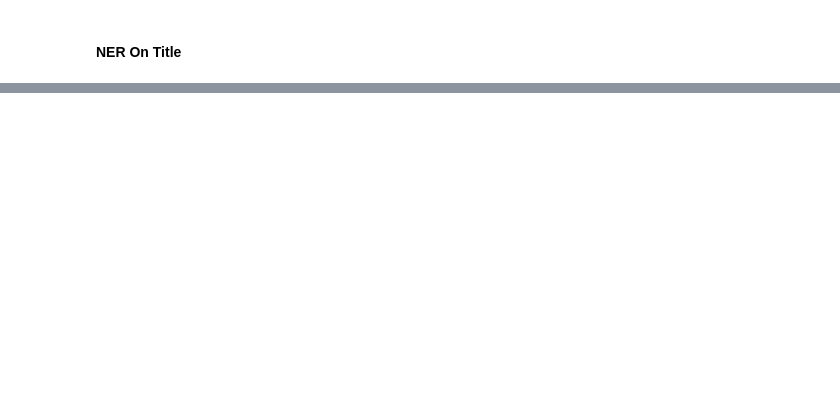
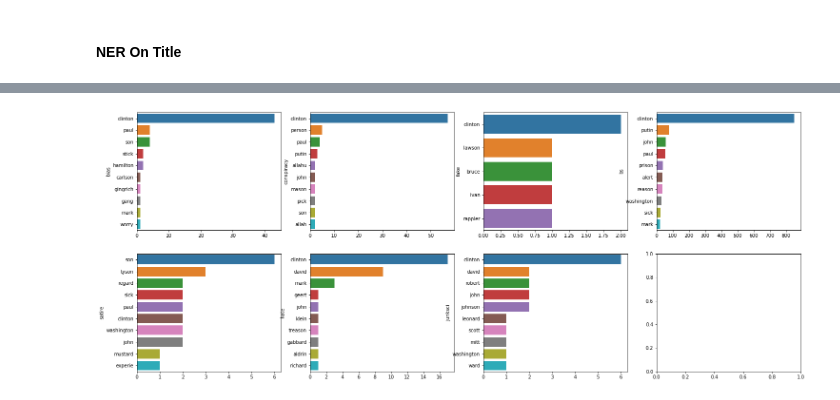
Before and after one commit to haleyej/ala_470_proj, a Jupyter notebook: viz.ipynb, the cells around one changed output, grey strips where cells are left out. Cells and saved outputs as stored; diff of their text form; code cells hidden in the pictures; blank space fills up the shorter version.

```diff
--- a/viz.ipynb
+++ b/viz.ipynb
@@ -165,0 +145,21 @@ top[2]
+# %%
+top_ners = []
+for i in range(len(types)):
+    matches = df[df['type'] == types[i]]
+    exploded = matches.explode('title_entities')
+    exploded = exploded[pd.isnull(exploded['title_entities']) == False]
+    exploded['title_entities'] = exploded['title_entities'].apply(lambda s: s[1:])
+    top_ners.append(exploded['title_entities'].value_counts())
+# %%
+fig, axes = plt.subplots(2, 4)
+fig.set_size_inches(25, 10)
+
+for i, ax in enumerate(axes.flatten()):
+    if i == 7:
+        break
+    t = types[i]
+    top_subset = top_ners[i][:10]
+    grid = sns.barplot(x = top_subset.values, y = top_subset.index, ax = ax)
+    grid.set(ylabel = t)
+# %% [output]
+[figure, added]
```
Also changed, not shown: parts of 16 cells of this notebook, 1 other file.
